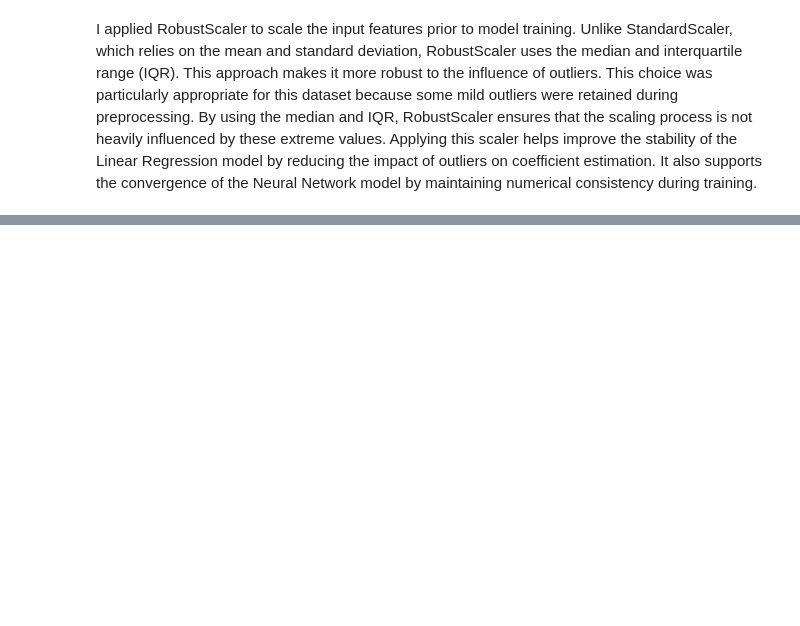
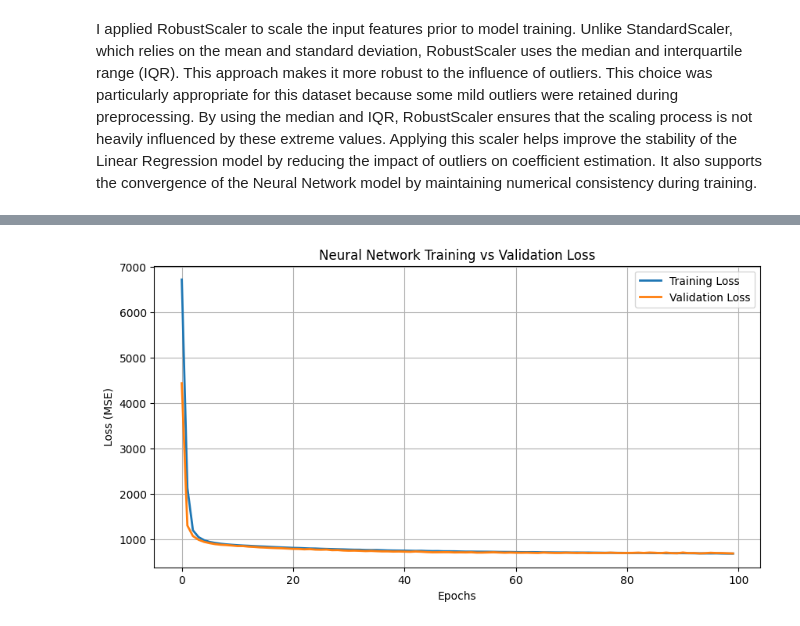
Before and after one commit to Ahmad-385/Income-prediction-Sentiment-analysis, a Jupyter notebook: ML-CA2.ipynb, the cells around one changed output, grey strips where cells are left out. Drawn from its saved outputs; the diff is of its cells as text; code cells hidden in the pictures; blank space fills up the shorter version.

Commit message:
Built and tuned neural network model

```diff
--- a/ML-CA2.ipynb
+++ b/ML-CA2.ipynb
@@ -428,0 +433,23 @@ Applying this scaler helps improve the stability of the Linear Regression model
+# %%
+import tensorflow as tf
+from keras.models import Sequential
+from keras.layers import Dense
+
+# Define the neural network architecture
+nn_model = Sequential([
+    Dense(64, activation='relu', input_shape=(X_train_scaled.shape[1],)),
+    Dense(32, activation='relu'),
+    Dense(1)  # Output layer for regression task
+])
+
+# Compile the model with Adam optimizer and MSE loss
+nn_model.compile(optimizer='adam', loss='mse')
+
+# Train the model using scaled features
+history = nn_model.fit(
+    X_train_scaled, y_train,
+    validation_data=(X_test_scaled, y_test),
+    epochs=100,
+    batch_size=32,
+    verbose=0  # Change to 1 if you want to see training progress
+)
@@ -428,0 +496,15 @@ Applying this scaler helps improve the stability of the Linear Regression model
+# %%
+import matplotlib.pyplot as plt
+
+# Plot training vs validation loss
+plt.figure(figsize=(10, 5))
+plt.plot(history.history['loss'], label='Training Loss', linewidth=2)
+plt.plot(history.history['val_loss'], label='Validation Loss', linewidth=2)
+plt.title("Neural Network Training vs Validation Loss")
+plt.xlabel("Epochs")
+plt.ylabel("Loss (MSE)")
+plt.legend()
+plt.grid(True)
+plt.show()
+# %% [output]
+[figure, added]
```
Also changed, not shown: parts of 19 cells of this notebook.
